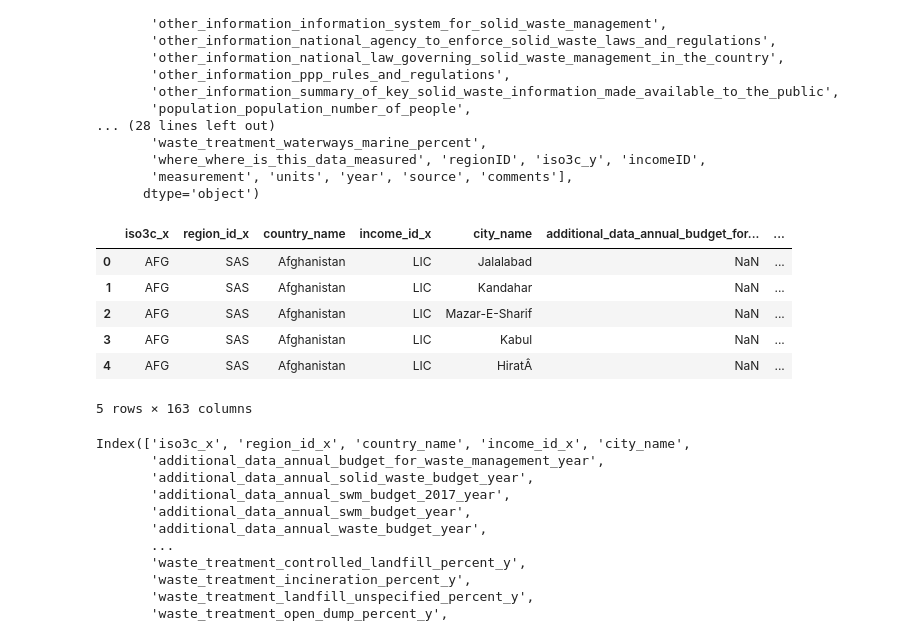
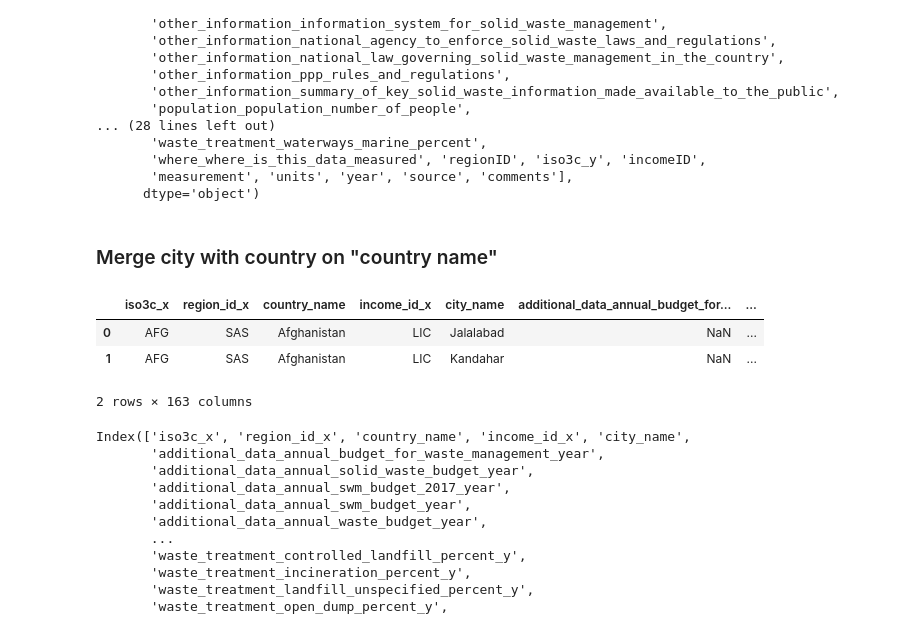
Before and after one commit to ShilpaMuralidhar/WasteManagement, a Jupyter notebook: Data_Science/Data cleaning.ipynb, the cells around one changed output. Saved outputs shown, nothing was run; the diff lists cells and outputs as text; code cells hidden in the pictures.

```diff
--- a/Data_Science/Data cleaning.ipynb
+++ b/Data_Science/Data cleaning.ipynb
@@ -131,17 +128,16 @@ Index(['iso3c_x', 'region_id', 'country_name', 'income_id', 'gdp',
        'where_where_is_this_data_measured', 'regionID', 'iso3c_y', 'incomeID',
        'measurement', 'units', 'year', 'source', 'comments'],
       dtype='object')
+# %% [markdown]
+### Merge city with country on "country name"
 # %%
 world_city_merge = pd.merge(city_data_df, country_data_df,on='country_name')
-world_city_merge.head()
+world_city_merge.head(2)
 # %% [output]
 |  | iso3c_x | region_id_x | country_name | income_id_x | city_name | additional_data_annual_budget_for... | ... |
 | 0 | AFG | SAS | Afghanistan | LIC | Jalalabad | NaN | ... |
 | 1 | AFG | SAS | Afghanistan | LIC | Kandahar | NaN | ... |
-| 2 | AFG | SAS | Afghanistan | LIC | Mazar-E-Sharif | NaN | ... |
-| 3 | AFG | SAS | Afghanistan | LIC | Kabul | NaN | ... |
-| 4 | AFG | SAS | Afghanistan | LIC | HiratÂ | NaN | ... |
-5 rows × 163 columns
+2 rows × 163 columns
 # %%
 world_city_merge.columns
 # %% [output]
```
Also changed, not shown: parts of 15 cells of this notebook.
